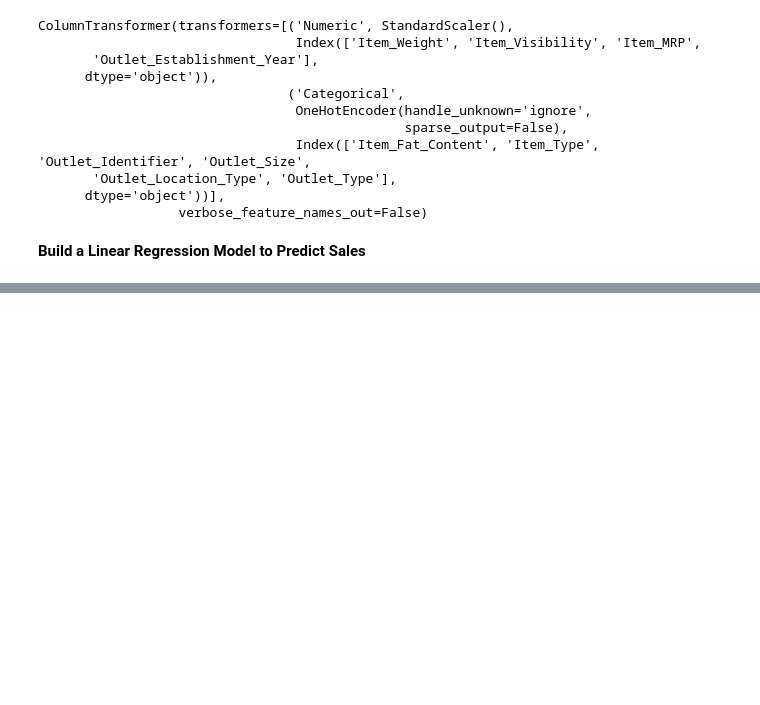
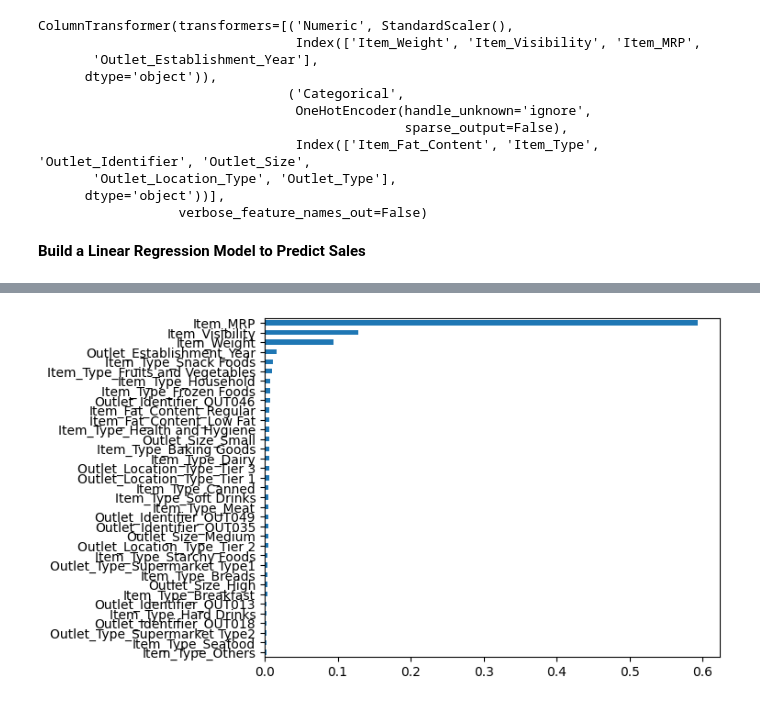
Before and after one commit to ddy623/Prediction-of-Product-Sales, a Jupyter notebook: Prediction_of_Product_SalesMachineLearning.ipynb, the cells around one changed output, grey strips where cells are left out. Cells and saved outputs as stored; diff of their text form; code cells hidden in the pictures; blank space fills up the shorter version.

```diff
--- a/Prediction_of_Product_SalesMachineLearning.ipynb
+++ b/Prediction_of_Product_SalesMachineLearning.ipynb
@@ -386,0 +629,7 @@ AttributeError: ignored
+# %%
+# Instantiate a default model with random state for reproducibility
+model = DecisionTreeRegressor(random_state = 42)
+# Fit the default model on the training data
+model.fit(X_train_tf, y_train)
+# Use custom function to predict and evaluate
+evaluate_regression(model, X_train_tf, y_train, X_test_tf, y_test)
@@ -386,0 +673,4 @@ AttributeError: ignored
+# %%
+# Extract Feature Importances
+importances = rf.feature_importances_
+importances
@@ -386,0 +685,12 @@ AttributeError: ignored
+# %%
+## Define a function to extract importances from a model
+def get_feature_importances(model):
+    importances = model.feature_importances_
+    feature_names = model.feature_names_in_
+    return pd.Series(importances, index=feature_names)
+# %%
+## Define a series variable by
+## calling the get_feature_importances function
+## to obtain importances from a model
+importances =  get_feature_importances(rf)
+importances
@@ -386,0 +715,6 @@ AttributeError: ignored
+# %%
+## Create a barplot of the importance series variable
+## sorted by values
+importances.sort_values().plot(kind='barh');
+# %% [output]
+[figure, added]
```
Also changed, not shown: parts of 51 cells of this notebook.
